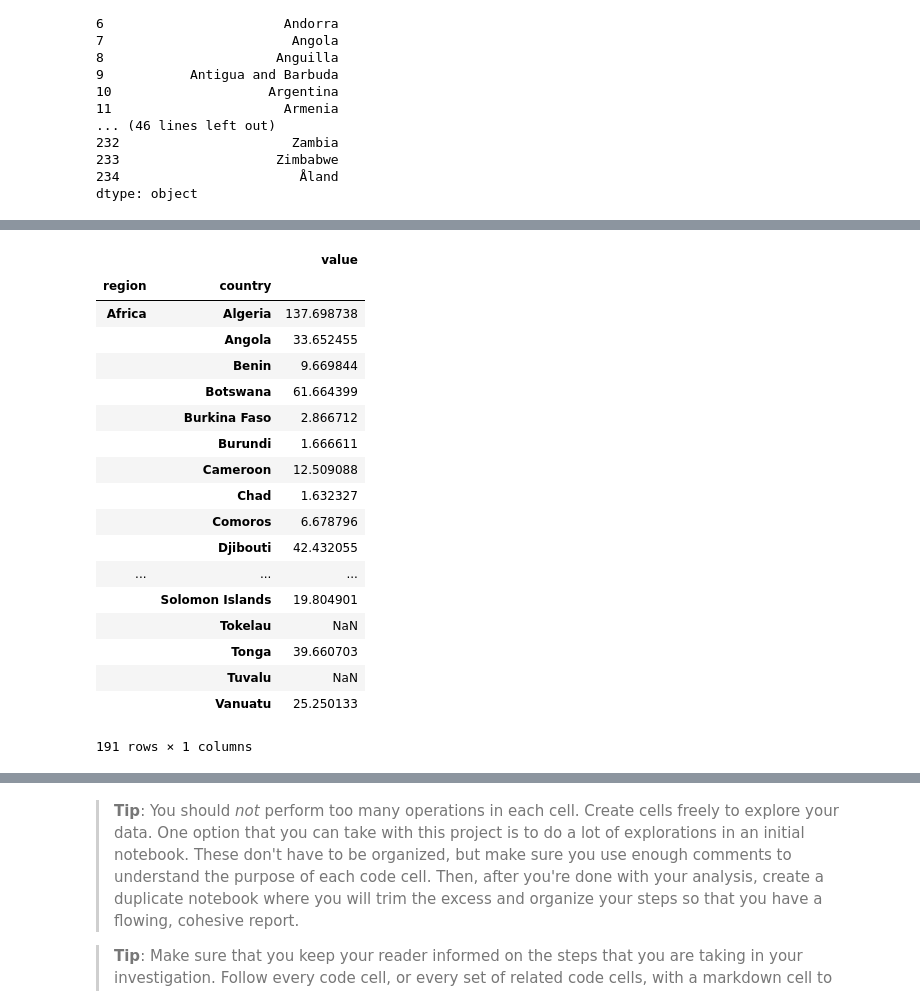
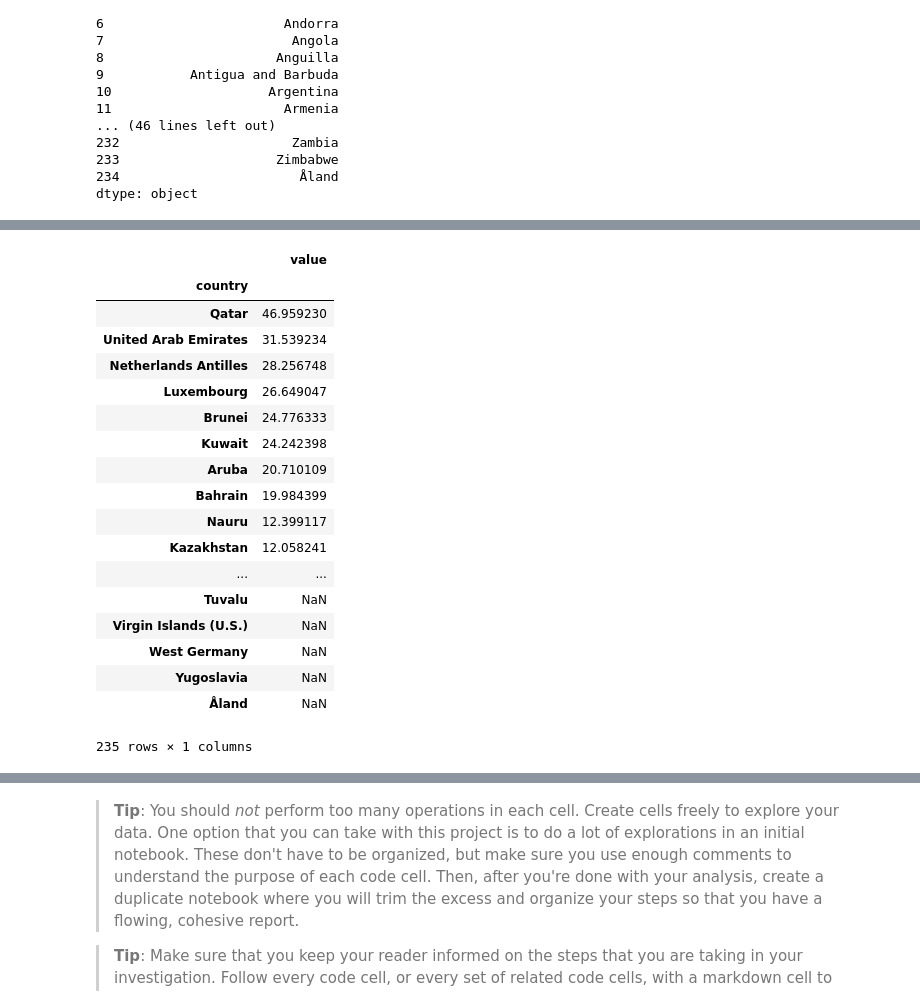
Before and after one commit to limegimlet/data_analysis_gapminder_co2, a Jupyter notebook: gapminder/investigate_gapminder_co2_data.ipynb, the cells around one changed output, grey strips where cells are left out. Cells and saved outputs as stored; diff of their text form; code cells hidden in the pictures.

```diff
--- a/gapminder/investigate_gapminder_co2_data.ipynb
+++ b/gapminder/investigate_gapminder_co2_data.ipynb
@@ -305,24 +337,24 @@ regions.loc[regions.region.isnull()]
 
 co2_regions = test.merge(regions, how = 'left', on='country')
 # %%
-co2_regions.groupby(['region', 'country']).sum()
+co2_regions.groupby('country').mean().sort_values('value', ascending = False)
 # %% [output]
-|  |  | value |
-| region | country |  |
-| Africa | Algeria | 137.698738 |
-|  | Angola | 33.652455 |
-|  | Benin | 9.669844 |
-|  | Botswana | 61.664399 |
-|  | Burkina Faso | 2.866712 |
-|  | Burundi | 1.666611 |
-|  | Cameroon | 12.509088 |
-|  | Chad | 1.632327 |
-|  | Comoros | 6.678796 |
-|  | Djibouti | 42.432055 |
-| ... | ... | ... |
-|  | Solomon Islands | 19.804901 |
-|  | Tokelau | NaN |
-|  | Tonga | 39.660703 |
-|  | Tuvalu | NaN |
-|  | Vanuatu | 25.250133 |
+|  | value |
+| country |  |
+| Qatar | 46.959230 |
+| United Arab Emirates | 31.539234 |
+| Netherlands Antilles | 28.256748 |
+| Luxembourg | 26.649047 |
+| Brunei | 24.776333 |
+| Kuwait | 24.242398 |
+| Aruba | 20.710109 |
+| Bahrain | 19.984399 |
+| Nauru | 12.399117 |
+| Kazakhstan | 12.058241 |
+| ... | ... |
+| Tuvalu | NaN |
+| Virgin Islands (U.S.) | NaN |
+| West Germany | NaN |
+| Yugoslavia | NaN |
+| Åland | NaN |
-191 rows × 1 columns
+235 rows × 1 columns
```
Also changed, not shown: parts of 47 cells of this notebook.
